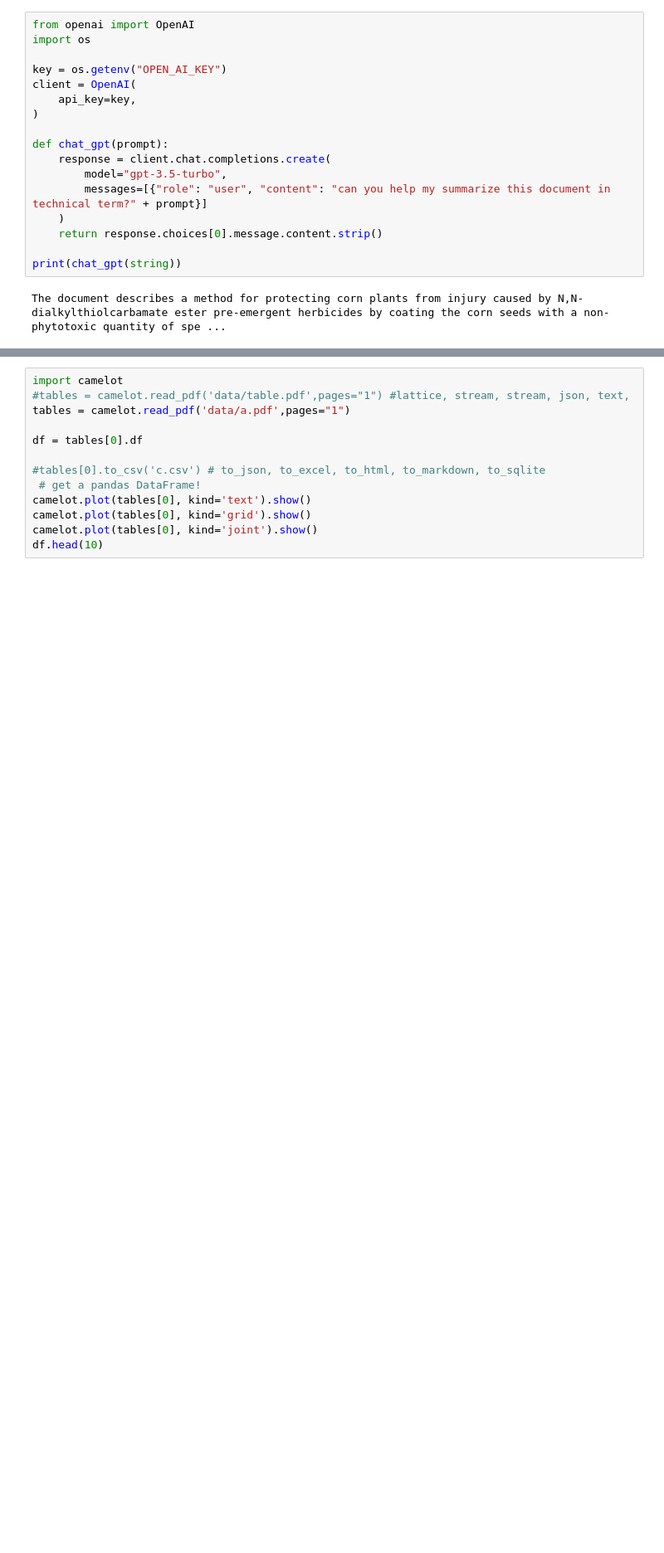
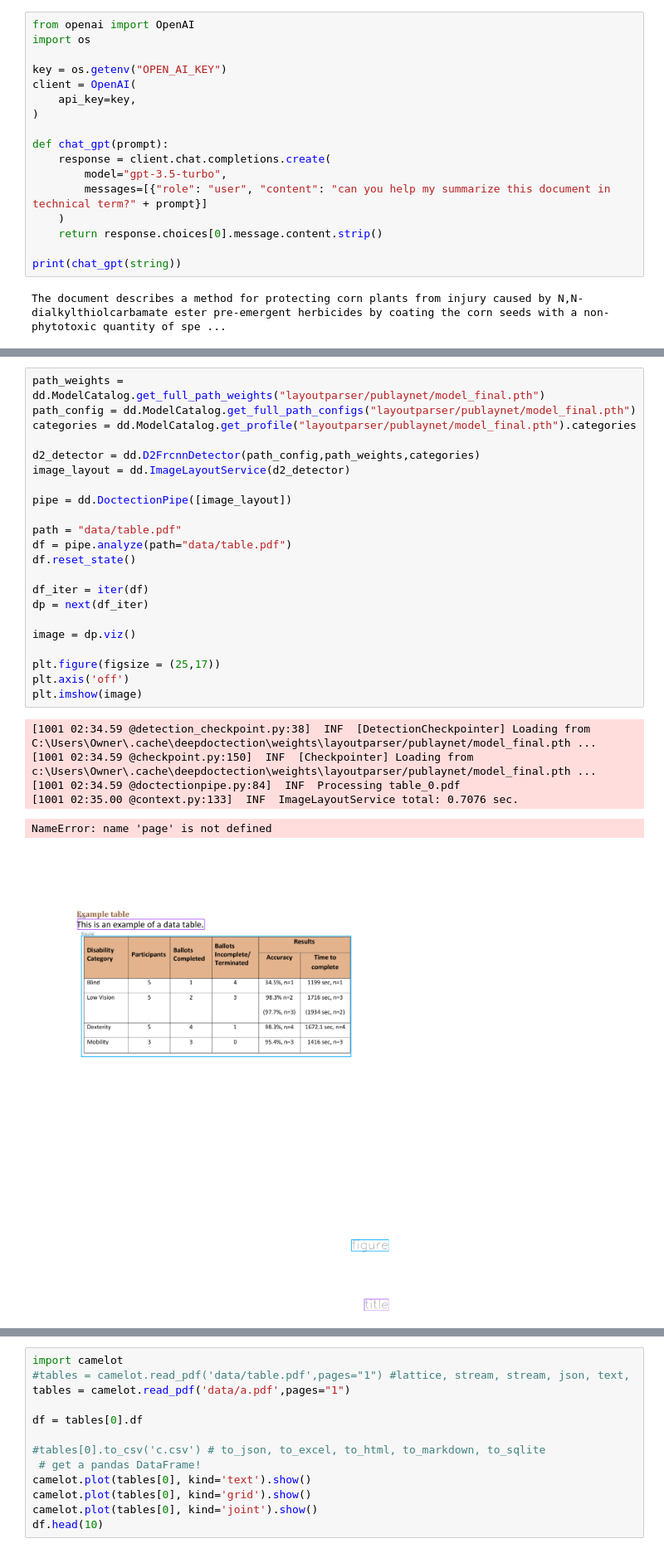
Before and after one commit to lds217/OCR, a Jupyter notebook: OCR.ipynb, the cells around one changed output, grey strips where cells are left out. Shown at 83% size. Saved outputs shown, nothing was run; the diff lists cells and outputs as text; blank space fills up the shorter version.

```diff
--- a/OCR.ipynb
+++ b/OCR.ipynb
@@ -191,0 +202,29 @@ AttributeError: PSM
+# %%
+path_weights = dd.ModelCatalog.get_full_path_weights("layoutparser/publaynet/model_final.pth")
+path_config = dd.ModelCatalog.get_full_path_configs("layoutparser/publaynet/model_final.pth")
+categories = dd.ModelCatalog.get_profile("layoutparser/publaynet/model_final.pth").categories
+
+d2_detector = dd.D2FrcnnDetector(path_config,path_weights,categories)
+image_layout = dd.ImageLayoutService(d2_detector)
+
+pipe = dd.DoctectionPipe([image_layout])
+
+path = "data/table.pdf"
+df = pipe.analyze(path="data/table.pdf")
+df.reset_state()
+
+df_iter = iter(df)
+dp = next(df_iter)
+
+image = dp.viz()
+
+plt.figure(figsize = (25,17))
+plt.axis('off')
+plt.imshow(image)
+# %% [output]
+[1001 02:34.59 @detection_checkpoint.py:38]  INF  [DetectionCheckpointer] Loading from C:\Users\Owner\.cache\deepdoctection\weights\layoutparser/publaynet/model_final.pth ...
+[1001 02:34.59 @checkpoint.py:150]  INF  [Checkpointer] Loading from c:\Users\Owner\.cache\deepdoctection\weights\layoutparser/publaynet/model_final.pth ...
+[1001 02:34.59 @doctectionpipe.py:84]  INF  Processing table_0.pdf
+[1001 02:35.00 @context.py:133]  INF  ImageLayoutService total: 0.7076 sec.
+NameError: name 'page' is not defined
+[figure, added]
```
Also changed, not shown: parts of 9 cells of this notebook.
